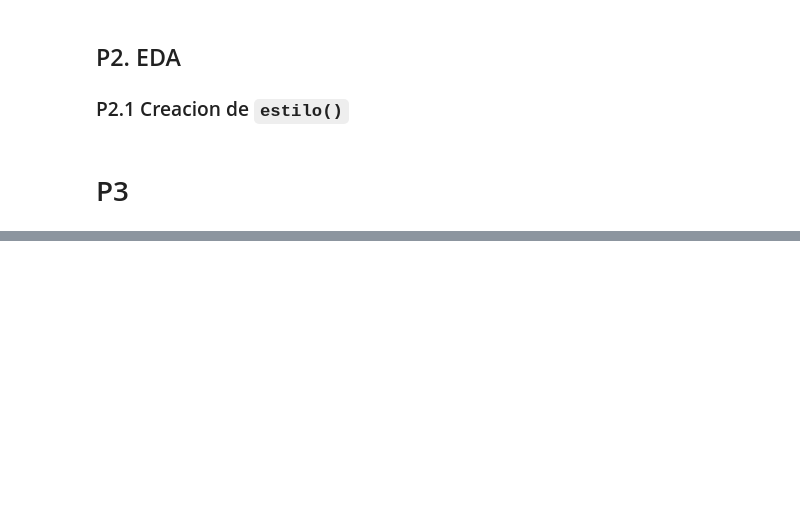
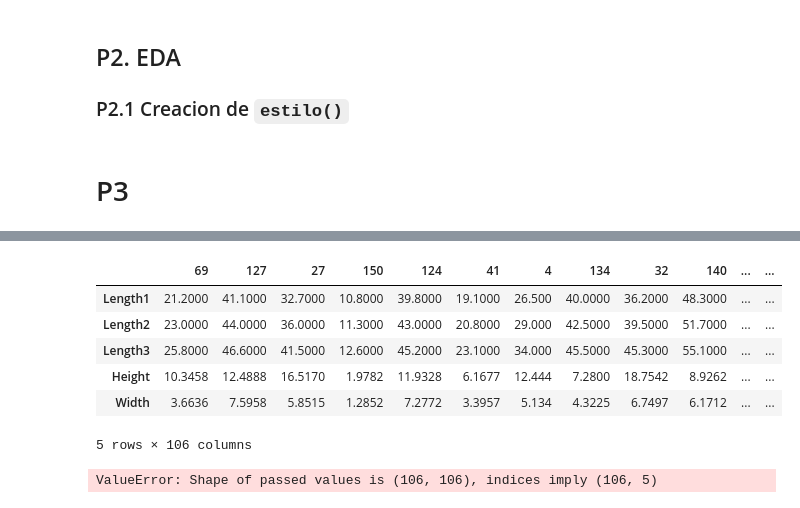
Before and after one commit to Diego-II/tarea1-DataScienceLAB, a Jupyter notebook: Tarea 1.ipynb, the cells around one changed output, grey strips where cells are left out. Saved outputs shown, nothing was run; the diff lists cells and outputs as text; code cells hidden in the pictures; blank space fills up the shorter version.

Commit message:
prueba p3 con Fish.csv dataset

```diff
--- a/Tarea 1.ipynb
+++ b/Tarea 1.ipynb
@@ -465,0 +488,2 @@ class RegresionBayesianaEmpirica(BaseEstimator, RegressorMixin):
+# %%
+fish = pd.read_csv('Fish.csv')
@@ -465,0 +507,8 @@ class RegresionBayesianaEmpirica(BaseEstimator, RegressorMixin):
+# %%
+from sklearn.model_selection import train_test_split
+X_cols = [col for col in fish.columns if col not in ['Weight', 'Species']]
+print('X_cols = ', X_cols)
+X = fish[X_cols]
+y = fish['Weight']
+
+X_train, X_test, y_train, y_test = train_test_split(X, y, test_size=0.33, random_state=42)
@@ -465,0 +533,15 @@ class RegresionBayesianaEmpirica(BaseEstimator, RegressorMixin):
+# %%
+X_train.T
+# %% [output]
+|  | 69 | 127 | 27 | 150 | 124 | 41 | 4 | 134 | 32 | 140 | ... | ... |
+| Length1 | 21.2000 | 41.1000 | 32.7000 | 10.8000 | 39.8000 | 19.1000 | 26.500 | 40.0000 | 36.2000 | 48.3000 | ... | ... |
+| Length2 | 23.0000 | 44.0000 | 36.0000 | 11.3000 | 43.0000 | 20.8000 | 29.000 | 42.5000 | 39.5000 | 51.7000 | ... | ... |
+| Length3 | 25.8000 | 46.6000 | 41.5000 | 12.6000 | 45.2000 | 23.1000 | 34.000 | 45.5000 | 45.3000 | 55.1000 | ... | ... |
+| Height | 10.3458 | 12.4888 | 16.5170 | 1.9782 | 11.9328 | 6.1677 | 12.444 | 7.2800 | 18.7542 | 8.9262 | ... | ... |
+| Width | 3.6636 | 7.5958 | 5.8515 | 1.2852 | 7.2772 | 3.3957 | 5.134 | 4.3225 | 6.7497 | 6.1712 | ... | ... |
+5 rows × 106 columns
+# %%
+rg = RegresionBayesianaEmpirica(1e-5,1e-5)
+rg.fit(X_train.T,y_train)
+# %% [output]
+ValueError: Shape of passed values is (106, 106), indices imply (106, 5)
```
Also changed, not shown: parts of 10 cells of this notebook, 1 other file.
